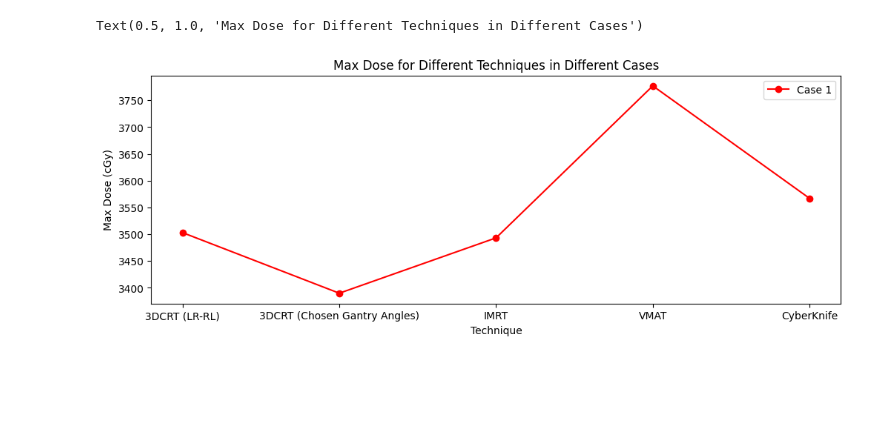
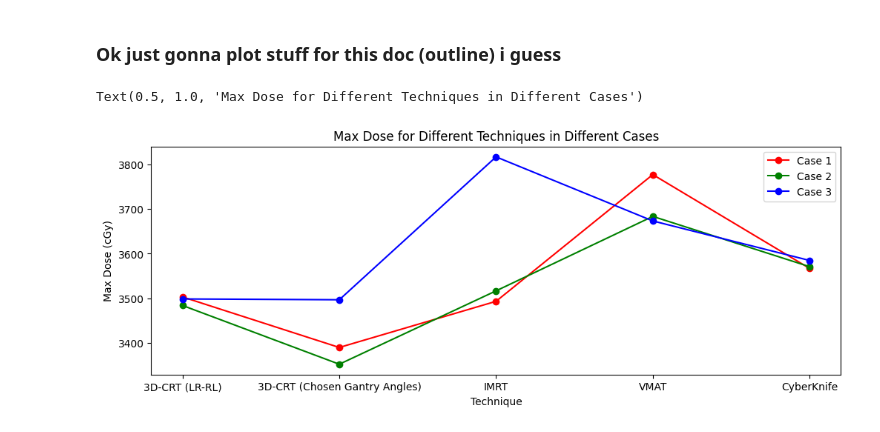
Before and after one commit to danieldeiros/TOH_Tractography, a Jupyter notebook: raystation_assignment_plots.ipynb, the cells around one changed output. Saved outputs shown, nothing was run; the diff lists cells and outputs as text; code cells hidden in the pictures; blank space fills up the shorter version.

```diff
--- a/raystation_assignment_plots.ipynb
+++ b/raystation_assignment_plots.ipynb
@@ -3,20 +1,26 @@
+# %% [markdown]
+### Ok just gonna plot stuff for this doc (outline) i guess
 # %%
 import matplotlib.pyplot as plt
 # %%
 # Max dose
 max_doses_case_1 = [3503.09, 3390.01, 3493.31, 3777.03, 3567.07]
-case_labels = ["3DCRT (LR-RL)", "3DCRT (Chosen Gantry Angles)", "IMRT", "VMAT", "CyberKnife"]
+max_doses_case_2 = [3484.00, 3352.54, 3516.72, 3683.43, 3570.93]
+max_doses_case_3 = [3498.60, 3496.80, 3816.65, 3673.24, 3584.79]
+case_labels = ["3D-CRT (LR-RL)", "3D-CRT (Chosen Gantry Angles)", "IMRT", "VMAT", "CyberKnife"]
 
 plt.figure(figsize=(12,4))
 plt.plot(case_labels, max_doses_case_1, 'r.-', markersize = 12, label = "Case 1")
+plt.plot(case_labels, max_doses_case_2, 'g.-', markersize = 12, label = "Case 2")
+plt.plot(case_labels, max_doses_case_3, 'b.-', markersize = 12, label = "Case 3")
 
 plt.legend()
 plt.xlabel("Technique")
 plt.ylabel("Max Dose (cGy)")
 plt.title("Max Dose for Different Techniques in Different Cases")
 # %% [output]
 Text(0.5, 1.0, 'Max Dose for Different Techniques in Different Cases')
-[figure, old version]
+[figure, new version]
 # %%
 # V_1200 in the brain
 
```
Also changed, not shown: parts of 3 cells of this notebook, 1 other file.
